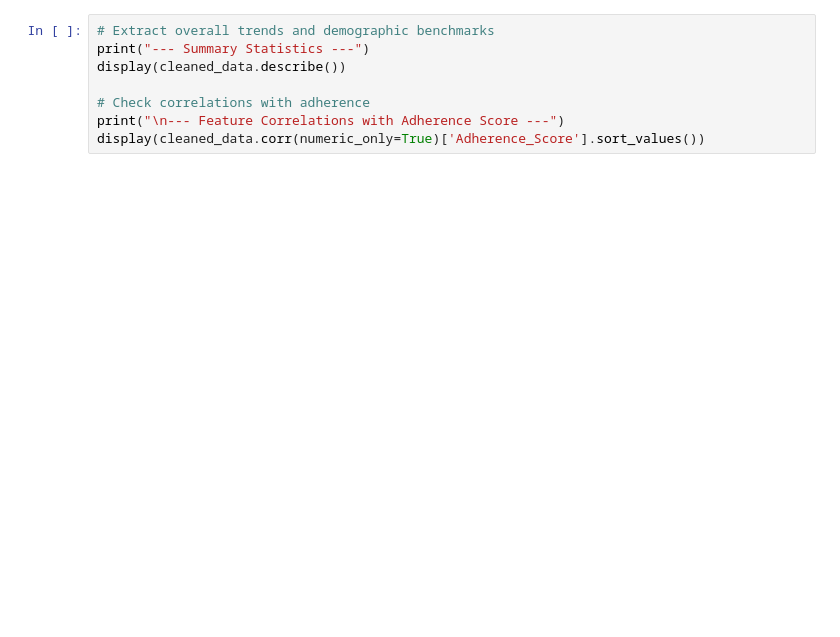
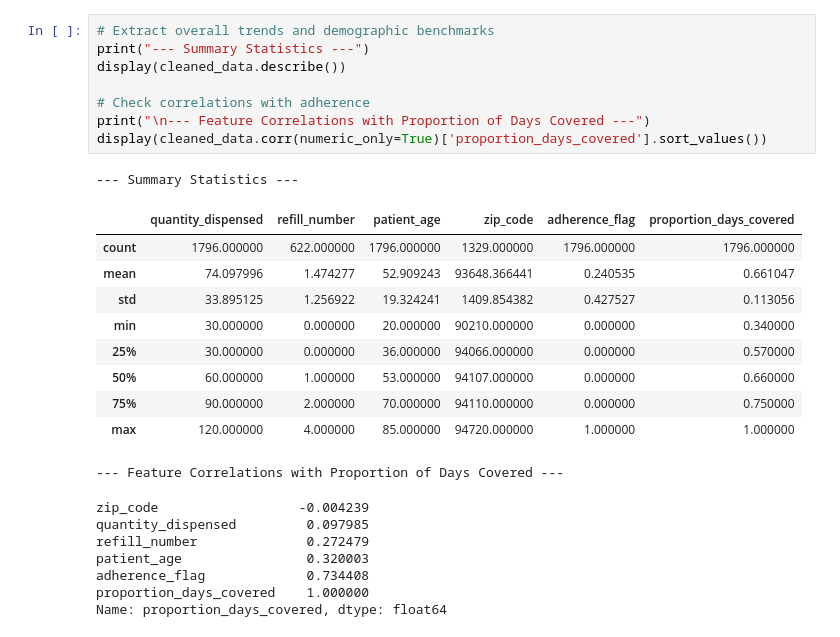
Before and after one commit to idaraakpan-max/cdd209-final, a Jupyter notebook: tutorial.ipynb, the cells around one changed output. Drawn from its saved outputs; the diff is of its cells as text; blank space fills up the shorter version.

```diff
--- a/tutorial.ipynb
+++ b/tutorial.ipynb
@@ -18,9 +38,28 @@ cleaned_data.head()
 # %%
 # Extract overall trends and demographic benchmarks
 print("--- Summary Statistics ---")
 display(cleaned_data.describe())
 
 # Check correlations with adherence
-print("\n--- Feature Correlations with Adherence Score ---")
-display(cleaned_data.corr(numeric_only=True)['Adherence_Score'].sort_values())
+print("\n--- Feature Correlations with Proportion of Days Covered ---")
+display(cleaned_data.corr(numeric_only=True)['proportion_days_covered'].sort_values())
+# %% [output]
+--- Summary Statistics ---
+|  | quantity_dispensed | refill_number | patient_age | zip_code | adherence_flag | proportion_days_covered |
+| count | 1796.000000 | 622.000000 | 1796.000000 | 1329.000000 | 1796.000000 | 1796.000000 |
+| mean | 74.097996 | 1.474277 | 52.909243 | 93648.366441 | 0.240535 | 0.661047 |
+| std | 33.895125 | 1.256922 | 19.324241 | 1409.854382 | 0.427527 | 0.113056 |
+| min | 30.000000 | 0.000000 | 20.000000 | 90210.000000 | 0.000000 | 0.340000 |
+| 25% | 30.000000 | 0.000000 | 36.000000 | 94066.000000 | 0.000000 | 0.570000 |
+| 50% | 60.000000 | 1.000000 | 53.000000 | 94107.000000 | 0.000000 | 0.660000 |
+| 75% | 90.000000 | 2.000000 | 70.000000 | 94110.000000 | 0.000000 | 0.750000 |
+| max | 120.000000 | 4.000000 | 85.000000 | 94720.000000 | 1.000000 | 1.000000 |
+--- Feature Correlations with Proportion of Days Covered ---
+zip_code                  -0.004239
+quantity_dispensed         0.097985
+refill_number              0.272479
+patient_age                0.320003
+adherence_flag             0.734408
+proportion_days_covered    1.000000
+Name: proportion_days_covered, dtype: float64
 # %%
```
Also changed, not shown: parts of 8 cells of this notebook.
